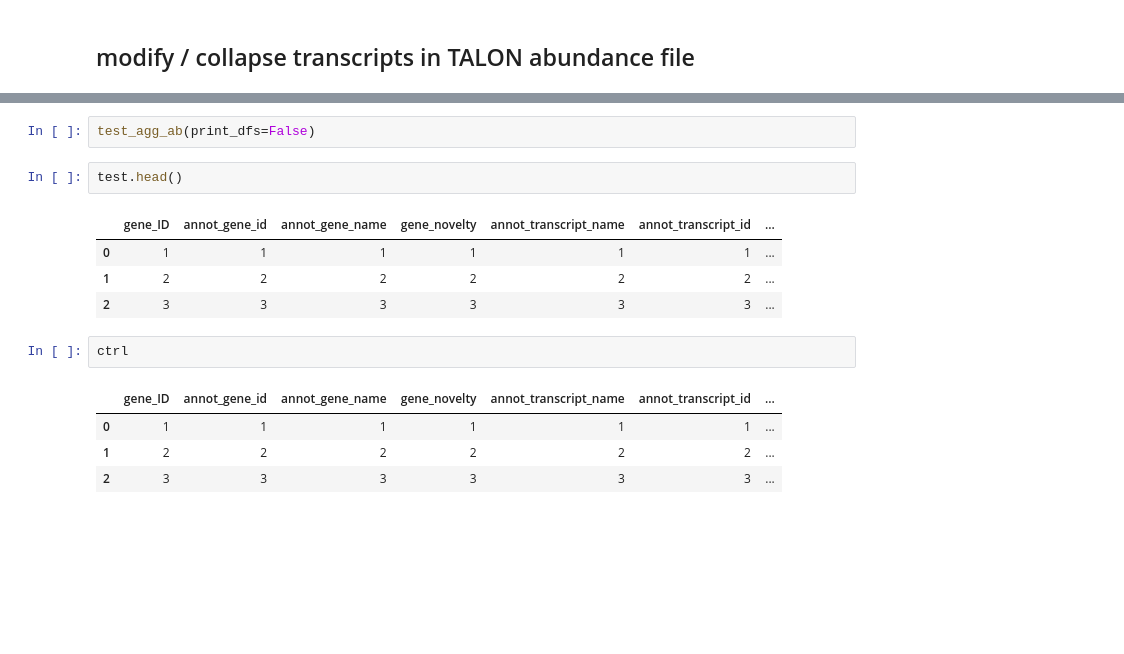
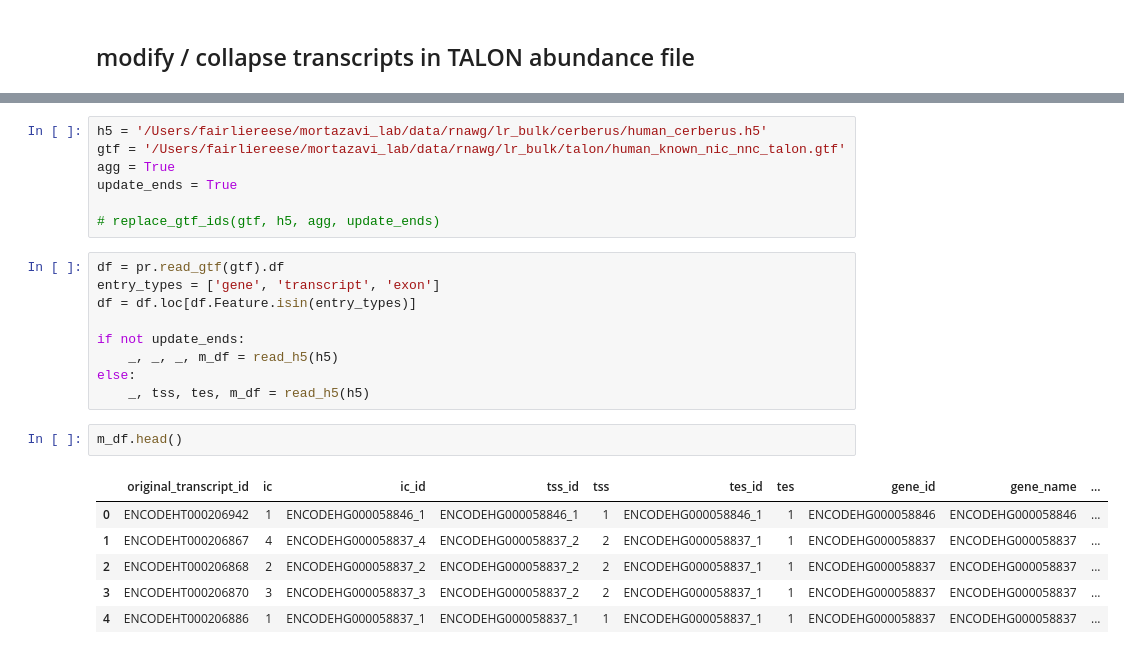
Before and after one commit to mortazavilab/cerberus, a Jupyter notebook: 220412_dev.ipynb, the cells around one changed output, grey strips where cells are left out. Saved outputs shown, nothing was run; the diff lists cells and outputs as text; blank space fills up the shorter version.

```diff
--- a/220412_dev.ipynb
+++ b/220412_dev.ipynb
@@ -225,16 +88,25 @@ def test_agg_ab(print_dfs=True):
-# %%
-test_agg_ab(print_dfs=False)
+# %%
+h5 = '/Users/fairliereese/mortazavi_lab/data/rnawg/lr_bulk/cerberus/human_cerberus.h5'
+gtf = '/Users/fairliereese/mortazavi_lab/data/rnawg/lr_bulk/talon/human_known_nic_nnc_talon.gtf'
+agg = True
+update_ends = True
+
+# replace_gtf_ids(gtf, h5, agg, update_ends)
+# %%
+df = pr.read_gtf(gtf).df
+entry_types = ['gene', 'transcript', 'exon']
+df = df.loc[df.Feature.isin(entry_types)]
+
+if not update_ends:
+    _, _, _, m_df = read_h5(h5)
+else:
+    _, tss, tes, m_df = read_h5(h5)
 # %%
-test.head()
+m_df.head()
 # %% [output]
-|  | gene_ID | annot_gene_id | annot_gene_name | gene_novelty | annot_transcript_name | annot_transcript_id | ... |
-| 0 | 1 | 1 | 1 | 1 | 1 | 1 | ... |
-| 1 | 2 | 2 | 2 | 2 | 2 | 2 | ... |
-| 2 | 3 | 3 | 3 | 3 | 3 | 3 | ... |
+|  | original_transcript_id | ic | ic_id | tss_id | tss | tes_id | tes | gene_id | gene_name | ... |
+| 0 | ENCODEHT000206942 | 1 | ENCODEHG000058846_1 | ENCODEHG000058846_1 | 1 | ENCODEHG000058846_1 | 1 | ENCODEHG000058846 | ENCODEHG000058846 | ... |
+| 1 | ENCODEHT000206867 | 4 | ENCODEHG000058837_4 | ENCODEHG000058837_2 | 2 | ENCODEHG000058837_1 | 1 | ENCODEHG000058837 | ENCODEHG000058837 | ... |
+| 2 | ENCODEHT000206868 | 2 | ENCODEHG000058837_2 | ENCODEHG000058837_2 | 2 | ENCODEHG000058837_1 | 1 | ENCODEHG000058837 | ENCODEHG000058837 | ... |
+| 3 | ENCODEHT000206870 | 3 | ENCODEHG000058837_3 | ENCODEHG000058837_2 | 2 | ENCODEHG000058837_1 | 1 | ENCODEHG000058837 | ENCODEHG000058837 | ... |
+| 4 | ENCODEHT000206886 | 1 | ENCODEHG000058837_1 | ENCODEHG000058837_1 | 1 | ENCODEHG000058837_1 | 1 | ENCODEHG000058837 | ENCODEHG000058837 | ... |
-# %%
-ctrl
-# %% [output]
-|  | gene_ID | annot_gene_id | annot_gene_name | gene_novelty | annot_transcript_name | annot_transcript_id | ... |
-| 0 | 1 | 1 | 1 | 1 | 1 | 1 | ... |
-| 1 | 2 | 2 | 2 | 2 | 2 | 2 | ... |
-| 2 | 3 | 3 | 3 | 3 | 3 | 3 | ... |
```
Also changed, not shown: parts of 20 cells of this notebook, 1 other file.
